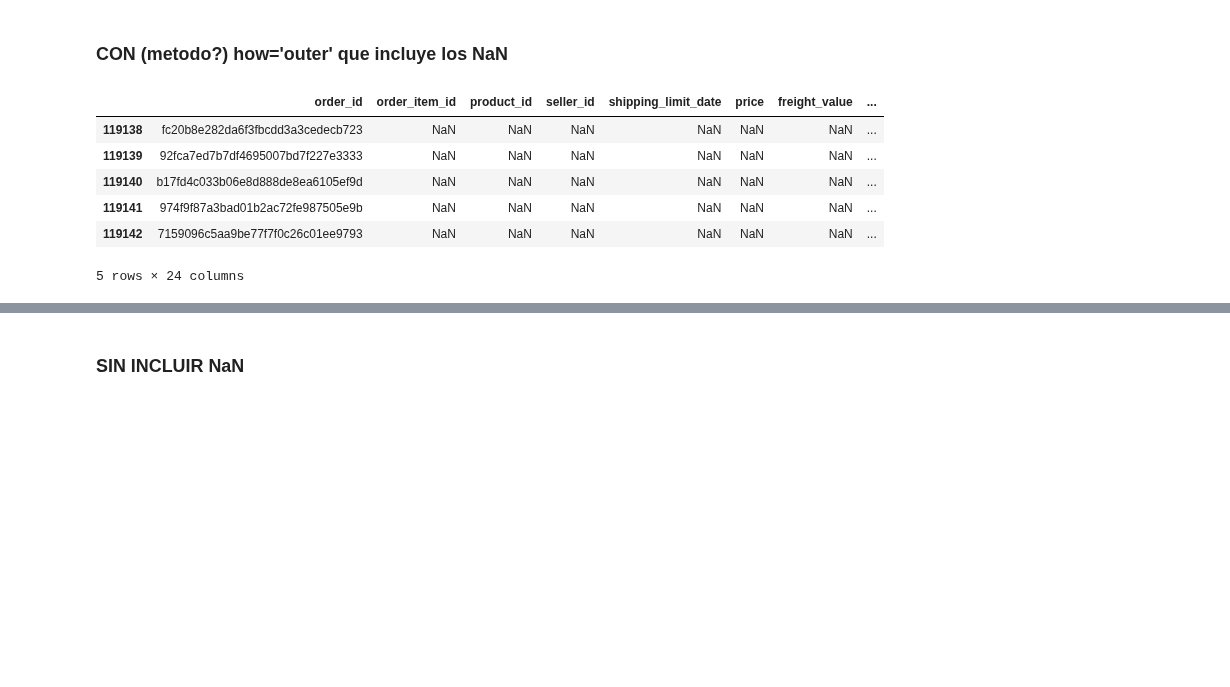
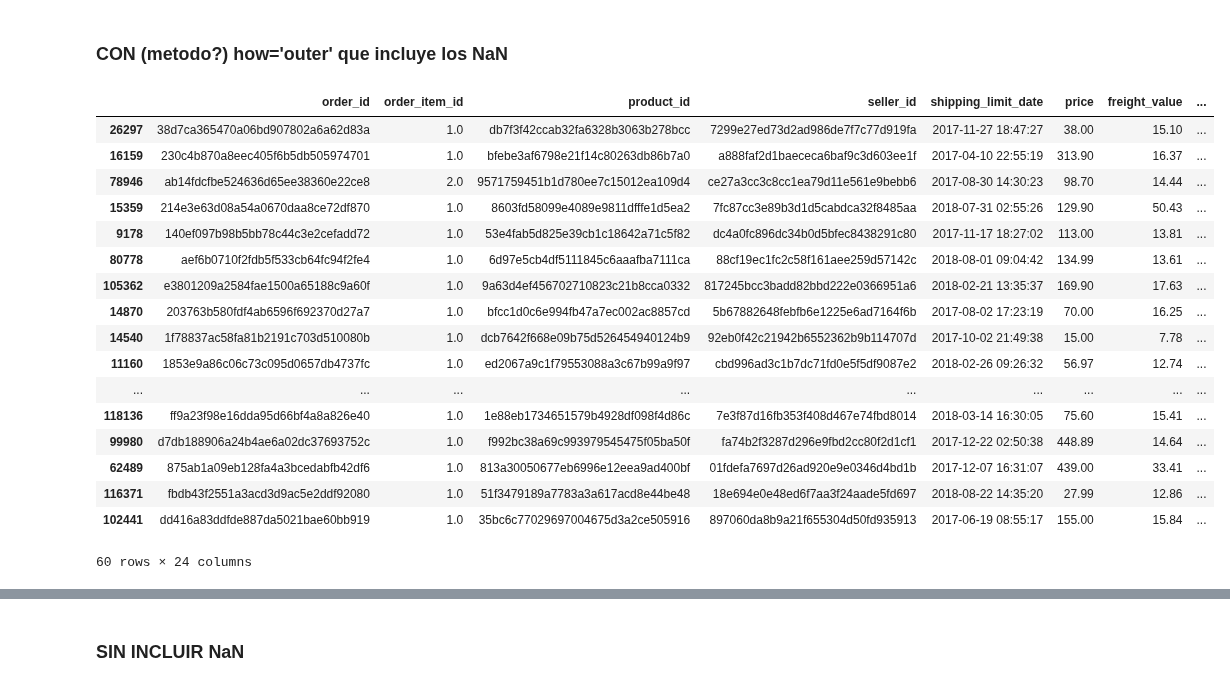
Before and after one commit to fabizap/Olist, a Jupyter notebook: DF_UNIFICADO.ipynb, the cells around one changed output, grey strips where cells are left out. Drawn from its saved outputs; the diff is of its cells as text; code cells hidden in the pictures; blank space fills up the shorter version.

```diff
--- a/DF_UNIFICADO.ipynb
+++ b/DF_UNIFICADO.ipynb
@@ -106,19 +206,31 @@ print(columnas_comunes)
 # %%
 # Combinar DataFrames usando el método merge()
 # df_merged = pd.merge(df2, df3, df4, df5, how='outer', on='order_id') #how='outer' incluye los NaN
 # df_merged.head()
 
 # Combinar DataFrames usando el método merge()
 
 df_merged = pd.merge(df2, df3, how='outer', on='order_id')
 df_merged = pd.merge(df_merged, df4, how='outer', on='order_id')
 df_merged = pd.merge(df_merged, df5, how='outer',on='order_id')
-df_merged.tail()
+#df_merged.head(30)
+df_merged.sample(frac=0.0005)
 # %% [output]
 |  | order_id | order_item_id | product_id | seller_id | shipping_limit_date | price | freight_value | ... |
-| 119138 | fc20b8e282da6f3fbcdd3a3cedecb723 | NaN | NaN | NaN | NaN | NaN | NaN | ... |
-| 119139 | 92fca7ed7b7df4695007bd7f227e3333 | NaN | NaN | NaN | NaN | NaN | NaN | ... |
-| 119140 | b17fd4c033b06e8d888de8ea6105ef9d | NaN | NaN | NaN | NaN | NaN | NaN | ... |
-| 119141 | 974f9f87a3bad01b2ac72fe987505e9b | NaN | NaN | NaN | NaN | NaN | NaN | ... |
-| 119142 | 7159096c5aa9be77f7f0c26c01ee9793 | NaN | NaN | NaN | NaN | NaN | NaN | ... |
+| 26297 | 38d7ca365470a06bd907802a6a62d83a | 1.0 | db7f3f42ccab32fa6328b3063b278bcc | 7299e27ed73d2ad986de7f7c77d919fa | 2017-11-27 18:47:27 | 38.00 | 15.10 | ... |
+| 16159 | 230c4b870a8eec405f6b5db505974701 | 1.0 | bfebe3af6798e21f14c80263db86b7a0 | a888faf2d1baececa6baf9c3d603ee1f | 2017-04-10 22:55:19 | 313.90 | 16.37 | ... |
+| 78946 | ab14fdcfbe524636d65ee38360e22ce8 | 2.0 | 9571759451b1d780ee7c15012ea109d4 | ce27a3cc3c8cc1ea79d11e561e9bebb6 | 2017-08-30 14:30:23 | 98.70 | 14.44 | ... |
+| 15359 | 214e3e63d08a54a0670daa8ce72df870 | 1.0 | 8603fd58099e4089e9811dfffe1d5ea2 | 7fc87cc3e89b3d1d5cabdca32f8485aa | 2018-07-31 02:55:26 | 129.90 | 50.43 | ... |
+| 9178 | 140ef097b98b5bb78c44c3e2cefadd72 | 1.0 | 53e4fab5d825e39cb1c18642a71c5f82 | dc4a0fc896dc34b0d5bfec8438291c80 | 2017-11-17 18:27:02 | 113.00 | 13.81 | ... |
+| 80778 | aef6b0710f2fdb5f533cb64fc94f2fe4 | 1.0 | 6d97e5cb4df5111845c6aaafba7111ca | 88cf19ec1fc2c58f161aee259d57142c | 2018-08-01 09:04:42 | 134.99 | 13.61 | ... |
+| 105362 | e3801209a2584fae1500a65188c9a60f | 1.0 | 9a63d4ef456702710823c21b8cca0332 | 817245bcc3badd82bbd222e0366951a6 | 2018-02-21 13:35:37 | 169.90 | 17.63 | ... |
+| 14870 | 203763b580fdf4ab6596f692370d27a7 | 1.0 | bfcc1d0c6e994fb47a7ec002ac8857cd | 5b67882648febfb6e1225e6ad7164f6b | 2017-08-02 17:23:19 | 70.00 | 16.25 | ... |
+| 14540 | 1f78837ac58fa81b2191c703d510080b | 1.0 | dcb7642f668e09b75d526454940124b9 | 92eb0f42c21942b6552362b9b114707d | 2017-10-02 21:49:38 | 15.00 | 7.78 | ... |
+| 11160 | 1853e9a86c06c73c095d0657db4737fc | 1.0 | ed2067a9c1f79553088a3c67b99a9f97 | cbd996ad3c1b7dc71fd0e5f5df9087e2 | 2018-02-26 09:26:32 | 56.97 | 12.74 | ... |
+| ... | ... | ... | ... | ... | ... | ... | ... | ... |
+| 118136 | ff9a23f98e16dda95d66bf4a8a826e40 | 1.0 | 1e88eb1734651579b4928df098f4d86c | 7e3f87d16fb353f408d467e74fbd8014 | 2018-03-14 16:30:05 | 75.60 | 15.41 | ... |
+| 99980 | d7db188906a24b4ae6a02dc37693752c | 1.0 | f992bc38a69c993979545475f05ba50f | fa74b2f3287d296e9fbd2cc80f2d1cf1 | 2017-12-22 02:50:38 | 448.89 | 14.64 | ... |
+| 62489 | 875ab1a09eb128fa4a3bcedabfb42df6 | 1.0 | 813a30050677eb6996e12eea9ad400bf | 01fdefa7697d26ad920e9e0346d4bd1b | 2017-12-07 16:31:07 | 439.00 | 33.41 | ... |
+| 116371 | fbdb43f2551a3acd3d9ac5e2ddf92080 | 1.0 | 51f3479189a7783a3a617acd8e44be48 | 18e694e0e48ed6f7aa3f24aade5fd697 | 2018-08-22 14:35:20 | 27.99 | 12.86 | ... |
+| 102441 | dd416a83ddfde887da5021bae60bb919 | 1.0 | 35bc6c77029697004675d3a2ce505916 | 897060da8b9a21f655304d50fd935913 | 2017-06-19 08:55:17 | 155.00 | 15.84 | ... |
-5 rows × 24 columns
+60 rows × 24 columns
```
Also changed, not shown: parts of 17 cells of this notebook.
